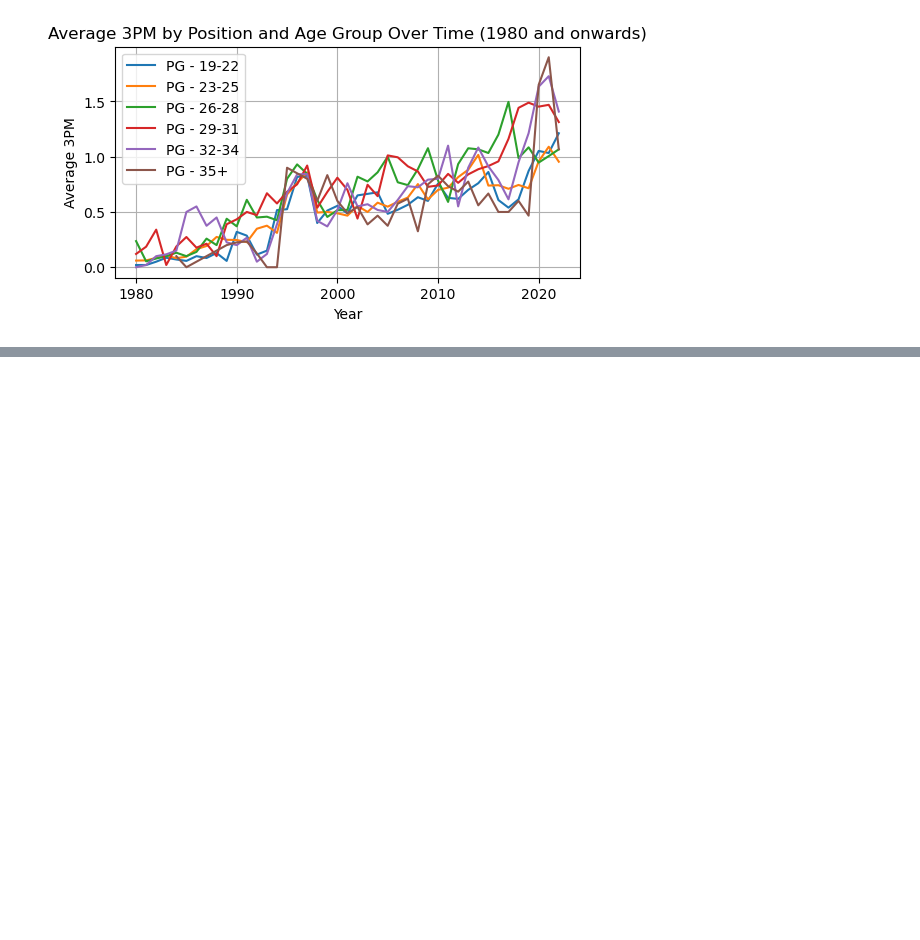
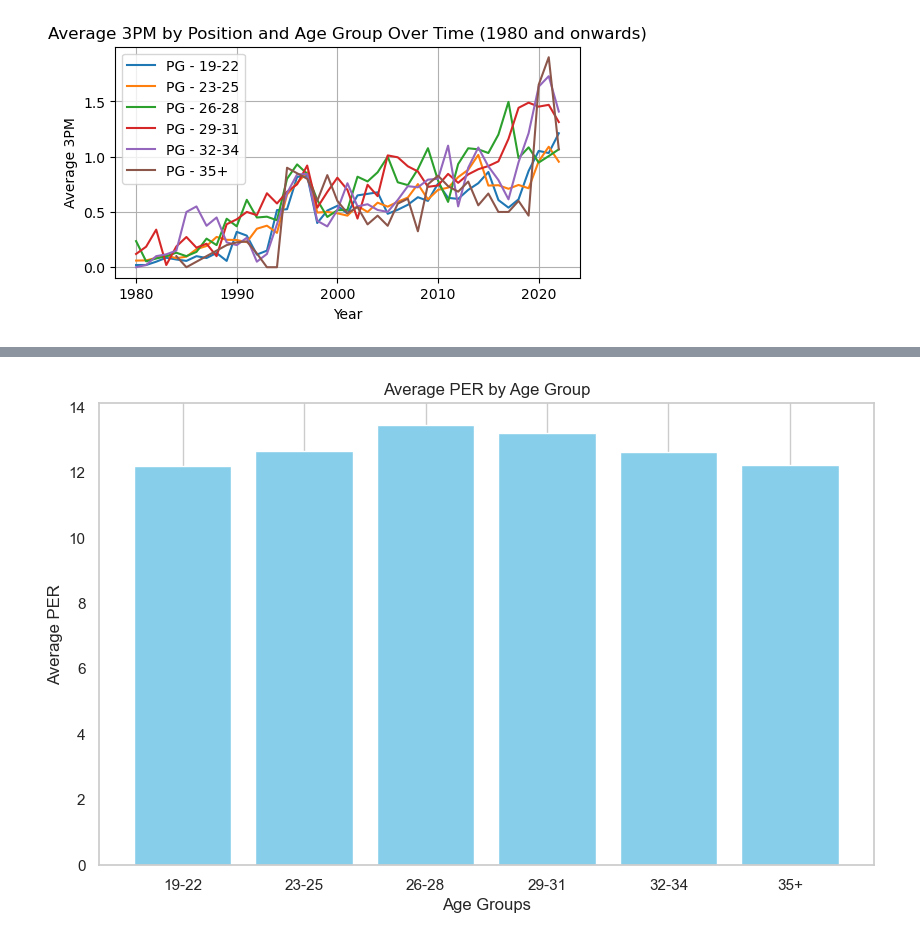
Before and after one commit to yigitcevk/bigdata, a Jupyter notebook: main.ipynb, the cells around one changed output, grey strips where cells are left out. Saved outputs shown, nothing was run; the diff lists cells and outputs as text; code cells hidden in the pictures; blank space fills up the shorter version.

```diff
--- a/main.ipynb
+++ b/main.ipynb
@@ -331,0 +564,18 @@ plt.show()
+# %%
+# Add age group column
+final_df_advanced = final_df_advanced.withColumn("AgeGroup", age_group_expr)
+
+# Calculate average PER for each age group
+avg_per_by_age_group = final_df_advanced.groupBy("AgeGroup").agg(F.avg("PER").alias("AvgPER")).orderBy("AgeGroup")
+avg_per_by_age_group_pd = avg_per_by_age_group.toPandas()
+
+# Plotting
+plt.figure(figsize=(10, 6))
+plt.bar(avg_per_by_age_group_pd['AgeGroup'], avg_per_by_age_group_pd['AvgPER'], color='skyblue')
+plt.xlabel('Age Groups')
+plt.ylabel('Average PER')
+plt.title('Average PER by Age Group')
+plt.grid(axis='y')
+plt.show()
+# %% [output]
+[figure, added]
```
Also changed, not shown: parts of 21 cells of this notebook, 3 other files.
